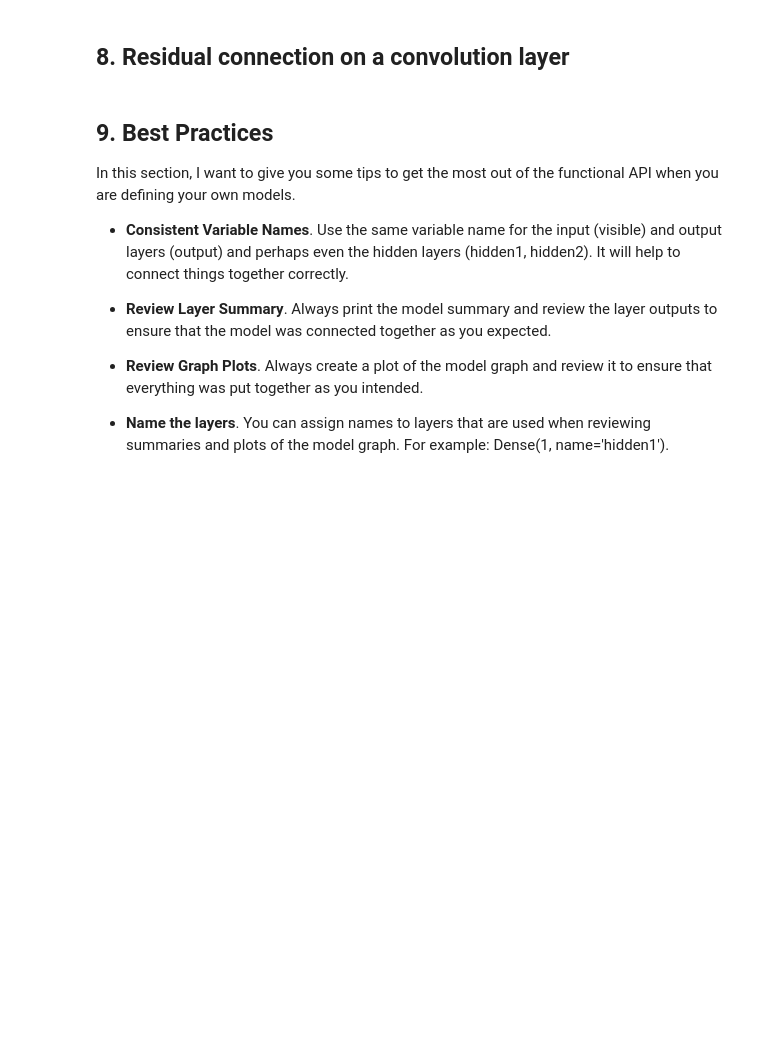
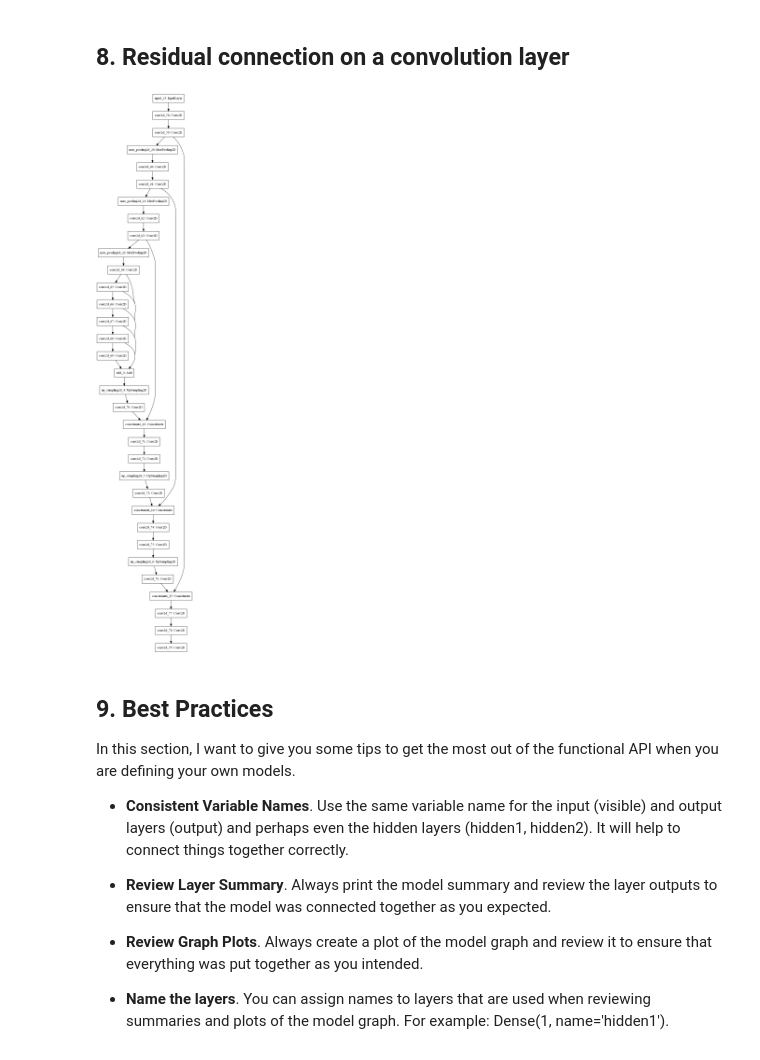
Before and after one commit to LinuxAI-PKU/ml-workspace, a Jupyter notebook: using-keras-functional-api-for-complex-architectures/using-keras-functional-api-for-complex-deep-learning-architectures.ipynb, the cells around one changed output. Saved outputs shown, nothing was run; the diff lists cells and outputs as text; code cells hidden in the pictures; blank space fills up the shorter version.

```diff
--- a/using-keras-functional-api-for-complex-architectures/using-keras-functional-api-for-complex-deep-learning-architectures.ipynb
+++ b/using-keras-functional-api-for-complex-architectures/using-keras-functional-api-for-complex-deep-learning-architectures.ipynb
@@ -853,3 +914,8 @@ z = keras.layers.add([x, y])
+# %%
+from IPython.display import Image
+Image(filename='images/unet_dilated_convolution.png')
+# %% [output]
+[figure, added]
 # %% [markdown]
 ## 9. Best Practices
 
```
Also changed, not shown: parts of 7 cells of this notebook, 14 other files.
